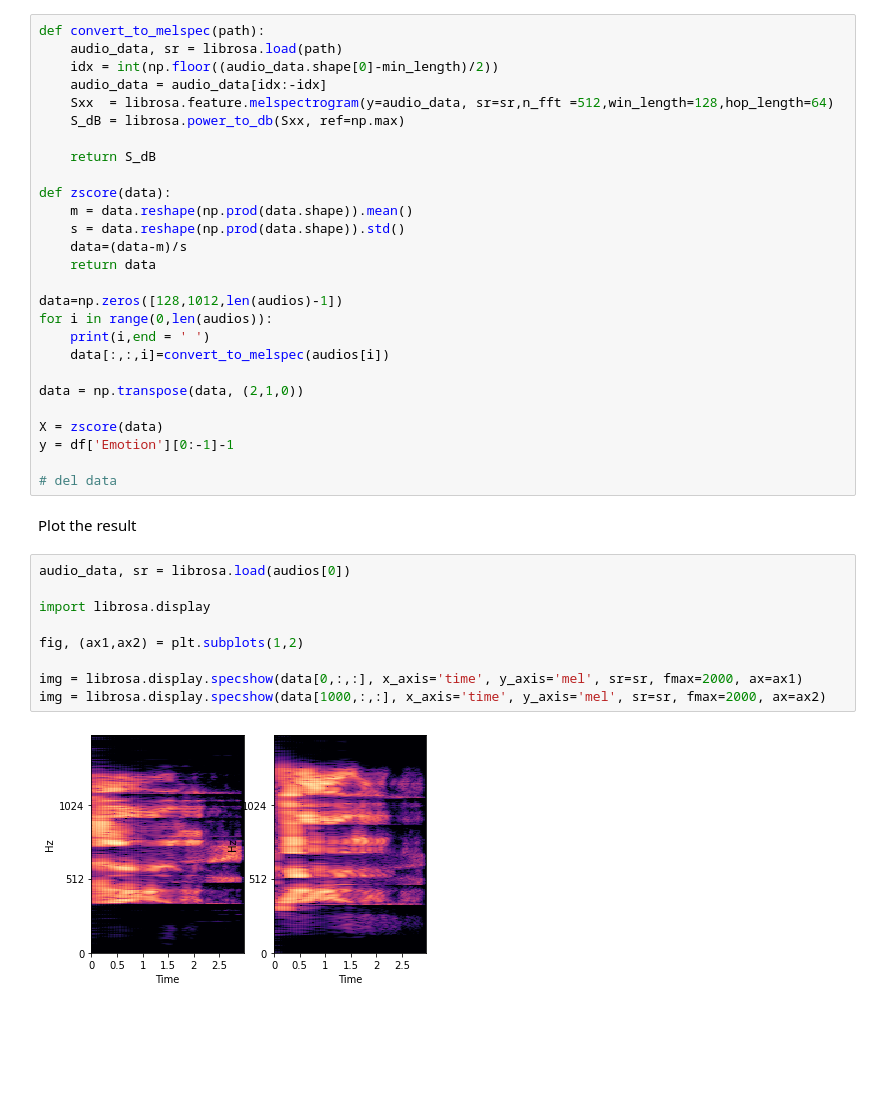
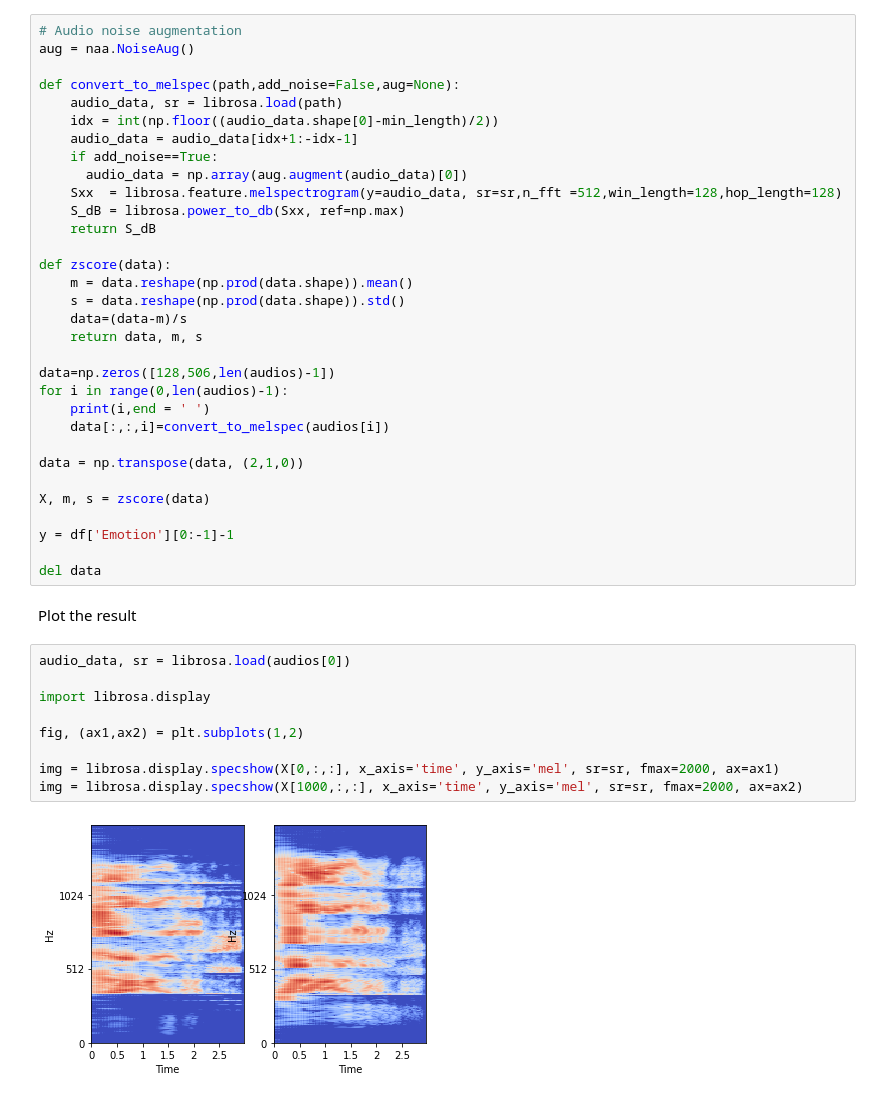
Before and after one commit to thmspfffr/Voice-classification, a Jupyter notebook: voice_classification_ravdess.ipynb, the cells around one changed output. Drawn from its saved outputs; the diff is of its cells as text; blank space fills up the shorter version.

```diff
--- a/voice_classification_ravdess.ipynb
+++ b/voice_classification_ravdess.ipynb
@@ -81,44 +69,49 @@ del mod, voc_chan, emo, emo_intens, actor, repet
 # %% [markdown]
 Two functions for processing the audio data
 # %%
-def convert_to_melspec(path):
+# Audio noise augmentation
+aug = naa.NoiseAug()
+
+def convert_to_melspec(path,add_noise=False,aug=None):
     audio_data, sr = librosa.load(path)
     idx = int(np.floor((audio_data.shape[0]-min_length)/2))
-    audio_data = audio_data[idx:-idx]
-    Sxx  = librosa.feature.melspectrogram(y=audio_data, sr=sr,n_fft =512,win_length=128,hop_length=64)
+    audio_data = audio_data[idx+1:-idx-1]
+    if add_noise==True:
+      audio_data = np.array(aug.augment(audio_data)[0])
+    Sxx  = librosa.feature.melspectrogram(y=audio_data, sr=sr,n_fft =512,win_length=128,hop_length=128)
     S_dB = librosa.power_to_db(Sxx, ref=np.max)
-
     return S_dB
 
 def zscore(data):
     m = data.reshape(np.prod(data.shape)).mean()
     s = data.reshape(np.prod(data.shape)).std()
     data=(data-m)/s
-    return data
+    return data, m, s
 
-data=np.zeros([128,1012,len(audios)-1])
-for i in range(0,len(audios)):
+data=np.zeros([128,506,len(audios)-1])
+for i in range(0,len(audios)-1):
     print(i,end = ' ')
     data[:,:,i]=convert_to_melspec(audios[i])
 
 data = np.transpose(data, (2,1,0))
 
-X = zscore(data)
+X, m, s = zscore(data)
+
 y = df['Emotion'][0:-1]-1
 
-# del data
+del data
 # %% [markdown]
 Plot the result
 # %%
 audio_data, sr = librosa.load(audios[0])
 
 import librosa.display
 
 fig, (ax1,ax2) = plt.subplots(1,2)
 
-img = librosa.display.specshow(data[0,:,:], x_axis='time', y_axis='mel', sr=sr, fmax=2000, ax=ax1)
-img = librosa.display.specshow(data[1000,:,:], x_axis='time', y_axis='mel', sr=sr, fmax=2000, ax=ax2)
+img = librosa.display.specshow(X[0,:,:], x_axis='time', y_axis='mel', sr=sr, fmax=2000, ax=ax1)
+img = librosa.display.specshow(X[1000,:,:], x_axis='time', y_axis='mel', sr=sr, fmax=2000, ax=ax2)
 # %% [output]
-[figure, old version]
+[figure, new version]
 # %% [markdown]
 ### First approach: regular neural network
```
Also changed, not shown: parts of 16 cells of this notebook.
